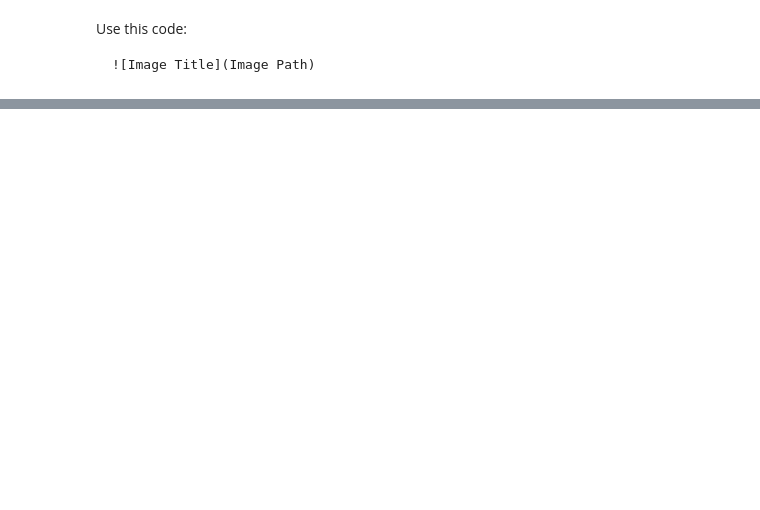
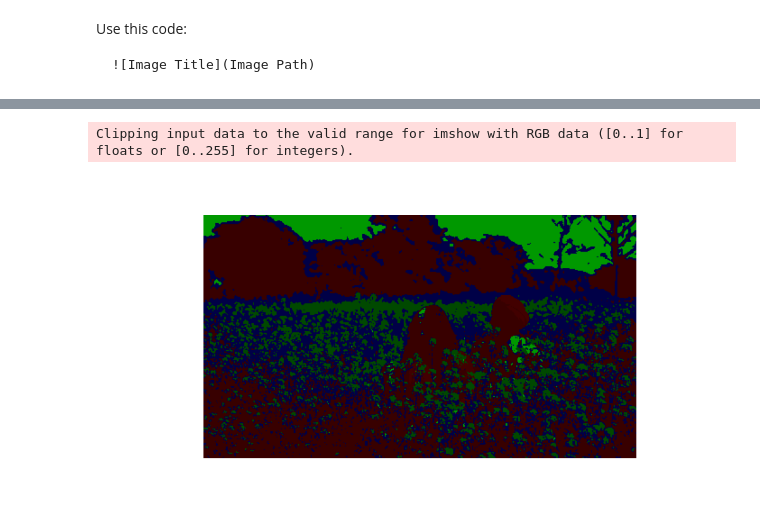
Before and after one commit to shauryashaurya/kandinsky, a Jupyter notebook: 01-K-Means-and-friends.ipynb, the cells around one changed output, grey strips where cells are left out. Saved outputs shown, nothing was run; the diff lists cells and outputs as text; code cells hidden in the pictures; blank space fills up the shorter version.

```diff
--- a/01-K-Means-and-friends.ipynb
+++ b/01-K-Means-and-friends.ipynb
@@ -517,0 +519,26 @@ plot_color_space_with_rgb_colors('./data/edtf/010', 'Lab')
+# %%
+centroids, labels = kmeans_jax(data_jax, k, num_iters=10)
+# %%
+from skimage import color
+def convert_to_rgb2(data, space):
+	# Convert the image to the specified color space
+	if space == "RGB":
+		data = data
+		axes_titles = ["R", "G", "B"]
+	elif space == "XYZ":
+		data = color.xyz2rgb(data)
+		axes_titles = ["X", "Y", "Z"]
+	elif space == "Lab":
+		data = color.lab2rgb(data,illuminant='D60')
+		axes_titles = ["L", "a", "b"]
+	elif space == "HSV":
+		data = color.hsv2rgb(data)
+		axes_titles = ["H", "S", "V"]
+	# HSL not supported yet...
+	elif space == "HSL":
+		raise ValueError("HSL not supported yet...")
+	else:
+		raise ValueError("Unsupported color space")
+	return data/255.0
+# %%
+centroids_rgb = convert_to_rgb2(centroids,'HSV')
@@ -517,0 +564,2 @@ plot_color_space_with_rgb_colors('./data/edtf/010', 'Lab')
+# %%
+segmented_image = centroids_rgb[labels].reshape(image_rgb.shape)
@@ -517,0 +569,11 @@ plot_color_space_with_rgb_colors('./data/edtf/010', 'Lab')
+# %%
+# Display the result
+import matplotlib.pyplot as plt
+
+fig2 = plt.figure(figsize=(10, 5))
+plt.imshow(segmented_image)
+plt.axis('off')  # Hide axes
+plt.show()
+# %% [output]
+Clipping input data to the valid range for imshow with RGB data ([0..1] for floats or [0..255] for integers).
+[figure, added]
```
Also changed, not shown: parts of 27 cells of this notebook.
